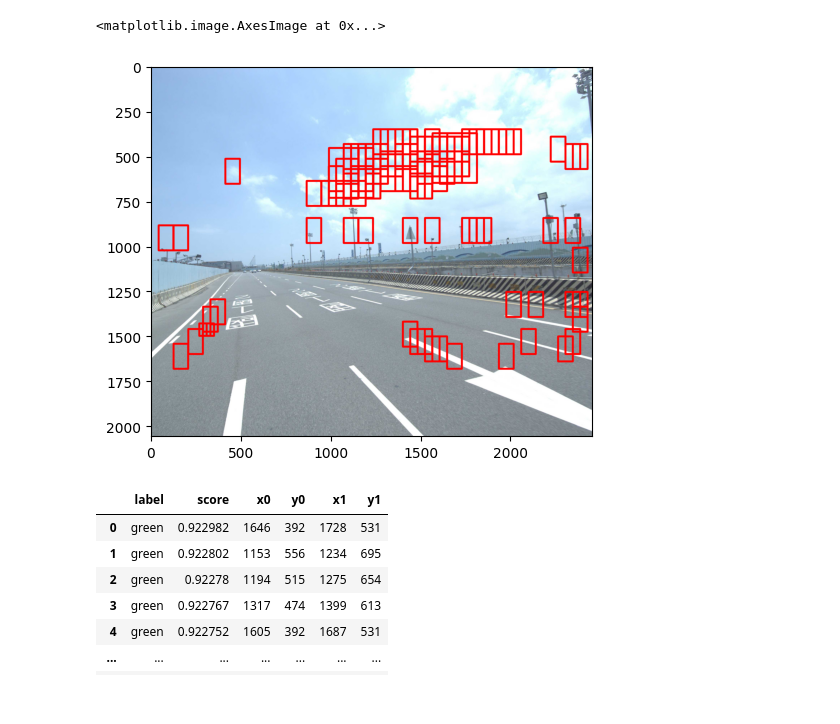
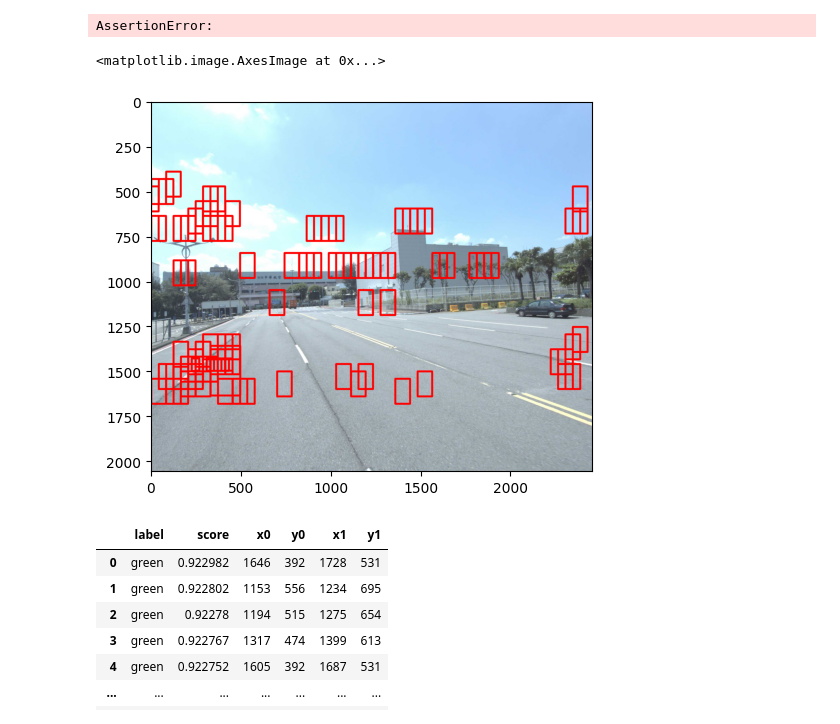
Before and after one commit to hukaichun/EasyOCR, a Jupyter notebook: frcnn/dev_RCNNDetector.ipynb, the cells around one changed output. Saved outputs shown, nothing was run; the diff lists cells and outputs as text; code cells hidden in the pictures.

```diff
--- a/frcnn/dev_RCNNDetector.ipynb
+++ b/frcnn/dev_RCNNDetector.ipynb
@@ -29,14 +29,14 @@ with torch.no_grad():
         for target in targets:
             n_boxes = len(target["boxes"])
             target["scores"] = torch.Tensor([1.]*n_boxes)
-
         gts.extend(
             [DetectedImage(image, out, classes=classes) for image, out in zip(images, targets)]
         )
-        result = detector(images)
+
+        # result = detector(images)
         predicts.extend(detector.predict(images))
         # print(detector(images))
 
         count += 1
-        if count==1:
+        if count==3:
             break
@@ -43,10 +98,14 @@ with torch.no_grad():
+# %%
+assert False
+# %% [output]
+AssertionError:
 # %%
-detected_image = predicts[0]
+detected_image = predicts[1]
 img = detected_image.draw_box("green", thickness=10, score_thr=.7)
 plt.imshow(img)
 # %% [output]
 <matplotlib.image.AxesImage at 0x...>
-[figure, old version]
+[figure, new version]
 # %%
 detected_image._info
 # %% [output]
```
Also changed, not shown: parts of 6 cells of this notebook.
